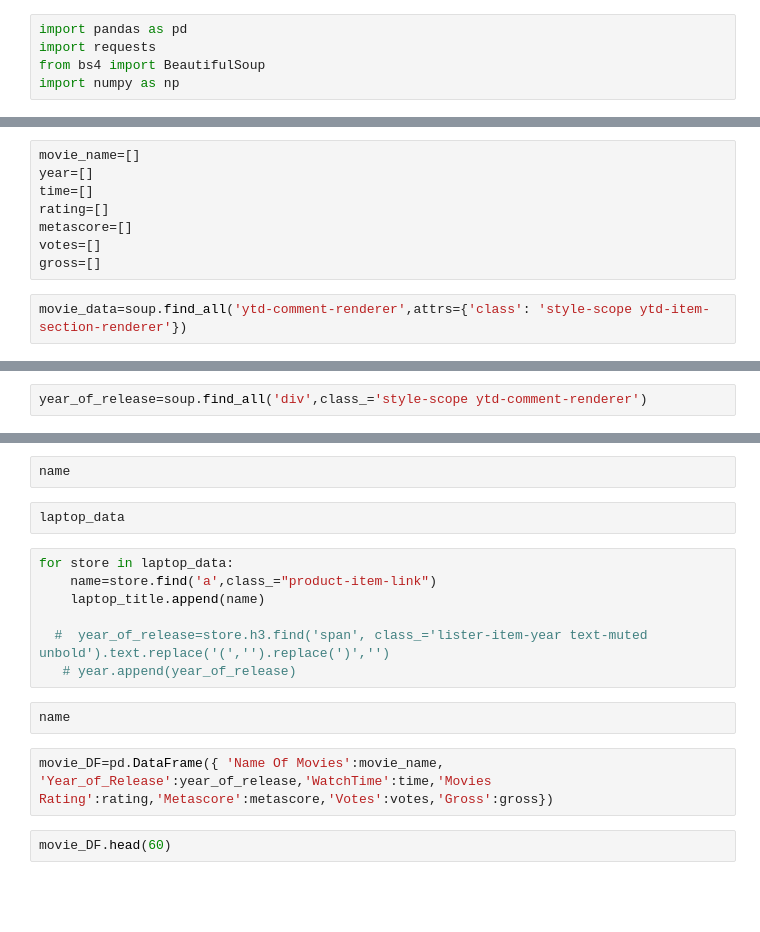
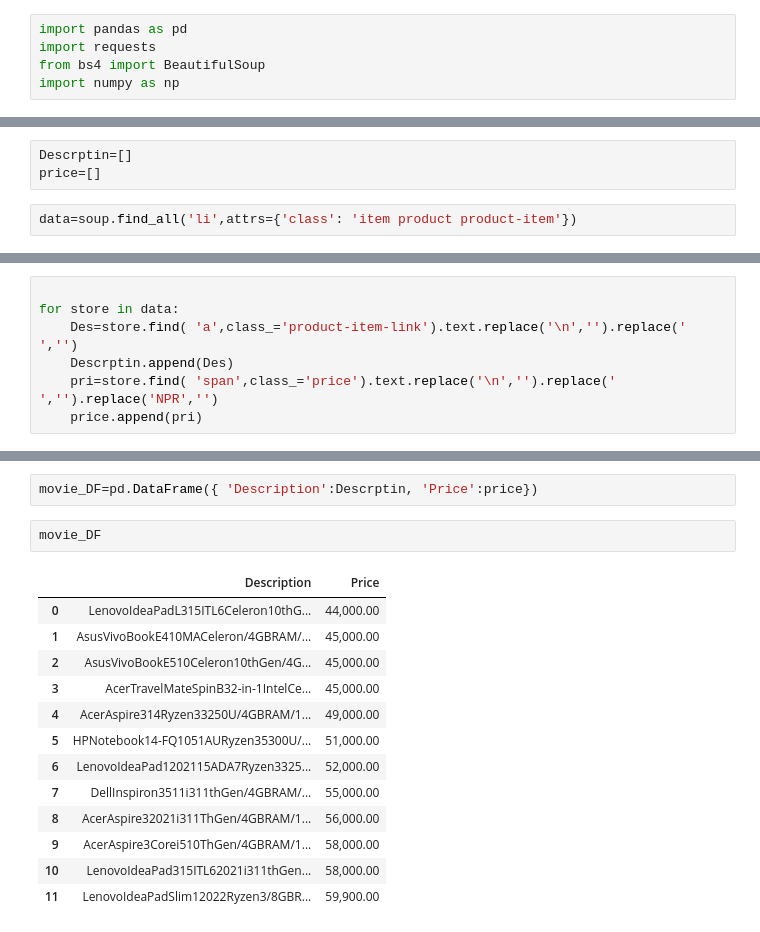
Before and after one commit to kcanjan2020/NLP_Natural-Language-Processing-with-Python, a Jupyter notebook: Creating Dataset using Web scraping/Creating Dataset using Web Crawling from IMDB.ipynb, the cells around one changed output, grey strips where cells are left out. Saved outputs shown, nothing was run; the diff lists cells and outputs as text; blank space fills up the shorter version.

Commit message:
iit data

```diff
--- a/Creating Dataset using Web scraping/Creating Dataset using Web Crawling from IMDB.ipynb
+++ b/Creating Dataset using Web scraping/Creating Dataset using Web Crawling from IMDB.ipynb
@@ -11,11 +31,6 @@ soup=BeautifulSoup(page.content, 'html.parser')
 # %%
-movie_name=[]
-year=[]
-time=[]
-rating=[]
-metascore=[]
-votes=[]
-gross=[]
+Descrptin=[]
+price=[]
 # %%
-movie_data=soup.find_all('ytd-comment-renderer',attrs={'class': 'style-scope ytd-item-section-renderer'})
+data=soup.find_all('li',attrs={'class': 'item product product-item'})
 # %%
@@ -25,2 +56,7 @@ movie_data
 # %%
-year_of_release=soup.find_all('div',class_='style-scope ytd-comment-renderer')
+
+for store in data:
+    Des=store.find( 'a',class_='product-item-link').text.replace('\n','').replace(' ','')
+    Descrptin.append(Des)
+    pri=store.find( 'span',class_='price').text.replace('\n','').replace(' ','').replace('NPR','')
+    price.append(pri)
@@ -31,17 +93,18 @@ year_of_release
-# %%
-name
-# %%
-laptop_data
-# %%
-for store in laptop_data:
-    name=store.find('a',class_="product-item-link")
-    laptop_title.append(name)
-
-  #  year_of_release=store.h3.find('span', class_='lister-item-year text-muted unbold').text.replace('(','').replace(')','')
-   # year.append(year_of_release)
-# %%
-name
 # %%
-movie_DF=pd.DataFrame({ 'Name Of Movies':movie_name, 'Year_of_Release':year_of_release,'WatchTime':time,'Movies Rating':rating,'Metascore':metascore,'Votes':votes,'Gross':gross})
+movie_DF=pd.DataFrame({ 'Description':Descrptin, 'Price':price})
 # %%
-movie_DF.head(60)
+movie_DF
+# %% [output]
+|  | Description | Price |
+| 0 | LenovoIdeaPadL315ITL6Celeron10thG... | 44,000.00 |
+| 1 | AsusVivoBookE410MACeleron/4GBRAM/... | 45,000.00 |
+| 2 | AsusVivoBookE510Celeron10thGen/4G... | 45,000.00 |
+| 3 | AcerTravelMateSpinB32-in-1IntelCe... | 45,000.00 |
+| 4 | AcerAspire314Ryzen33250U/4GBRAM/1... | 49,000.00 |
+| 5 | HPNotebook14-FQ1051AURyzen35300U/... | 51,000.00 |
+| 6 | LenovoIdeaPad1202115ADA7Ryzen3325... | 52,000.00 |
+| 7 | DellInspiron3511i311thGen/4GBRAM/... | 55,000.00 |
+| 8 | AcerAspire32021i311ThGen/4GBRAM/1... | 56,000.00 |
+| 9 | AcerAspire3Corei510ThGen/4GBRAM/1... | 58,000.00 |
+| 10 | LenovoIdeaPad315ITL62021i311thGen... | 58,000.00 |
+| 11 | LenovoIdeaPadSlim12022Ryzen3/8GBR... | 59,900.00 |
```
Also changed, not shown: parts of 5 cells of this notebook.
